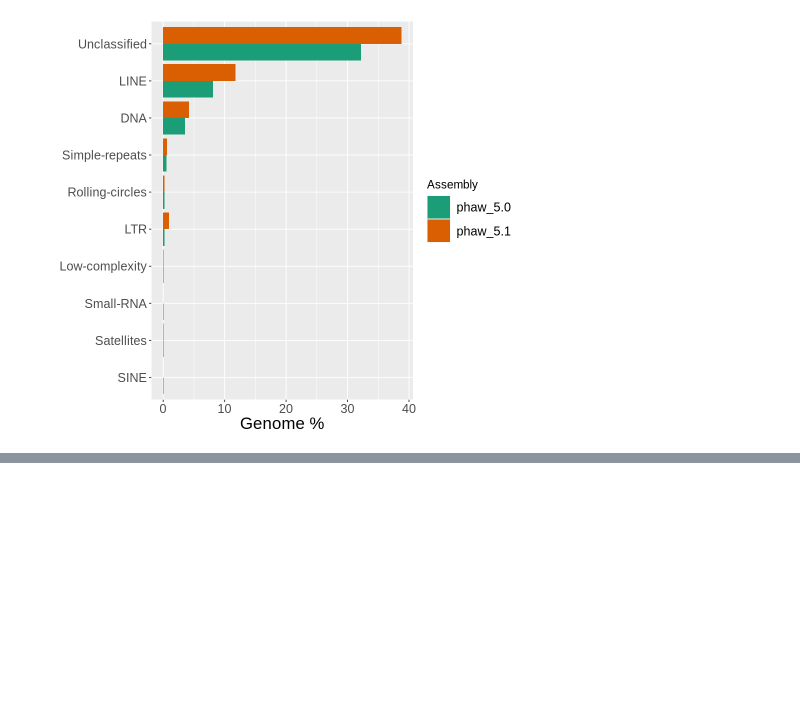
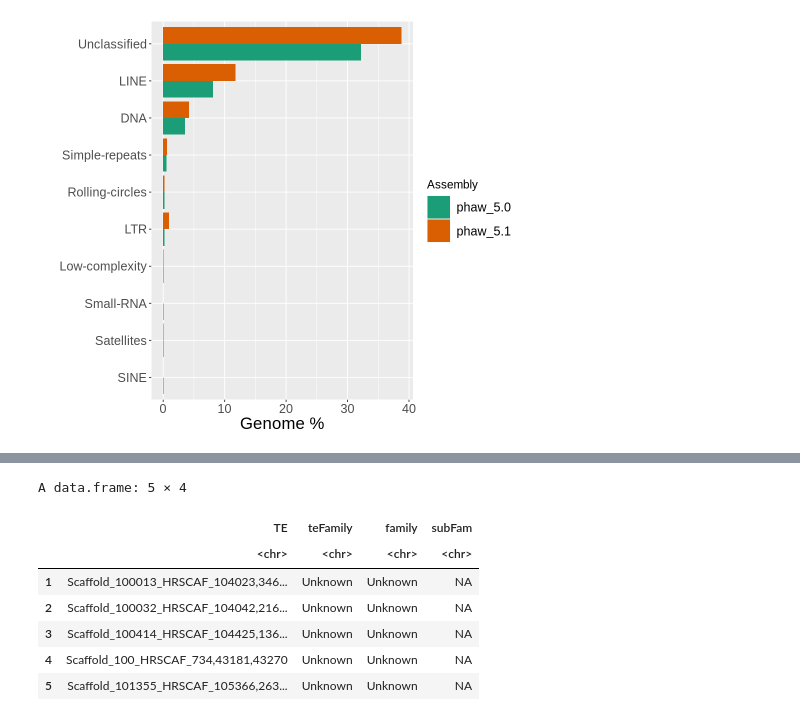
Before and after one commit to Mjaraespejo/Parhyale_MZT_ZGA, a Jupyter notebook: Notebooks/2_2_TEannotation_analysis.ipynb, the cells around one changed output, grey strips where cells are left out. Saved outputs shown, nothing was run; the diff lists cells and outputs as text; code cells hidden in the pictures; blank space fills up the shorter version.

```diff
--- a/Notebooks/2_2_TEannotation_analysis.ipynb
+++ b/Notebooks/2_2_TEannotation_analysis.ipynb
@@ -84,0 +113,6 @@ ylab("Genome %") + xlab("") +
+# %%
+te_families = read.table("/drives/ssd1/manuel/phaw/2022_analysis/te_analysis/te_expression/TE_Id_Family_full.txt",header = F,stringsAsFactors = F,sep = "\t")
+te_families <- te_families %>% separate(col=V2, into=c("scaff","start", "end"),sep = ":") %>%
+  mutate(TE= paste(scaff,start,end,sep=","),teFamily = V3) %>% select(TE,teFamily)
+te_families <- te_families  %>% separate(teFamily, into = c("family","subFam"),sep= "/",remove = F)
+# %% [output]
@@ -84,0 +121,8 @@ ylab("Genome %") + xlab("") +
+A data.frame: 5 × 4
+|  | TE | teFamily | family | subFam |
+|  | <chr> | <chr> | <chr> | <chr> |
+| 1 | Scaffold_100013_HRSCAF_104023,346... | Unknown | Unknown | NA |
+| 2 | Scaffold_100032_HRSCAF_104042,216... | Unknown | Unknown | NA |
+| 3 | Scaffold_100414_HRSCAF_104425,136... | Unknown | Unknown | NA |
+| 4 | Scaffold_100_HRSCAF_734,43181,43270 | Unknown | Unknown | NA |
+| 5 | Scaffold_101355_HRSCAF_105366,263... | Unknown | Unknown | NA |
```
Also changed, not shown: parts of 10 cells of this notebook.
